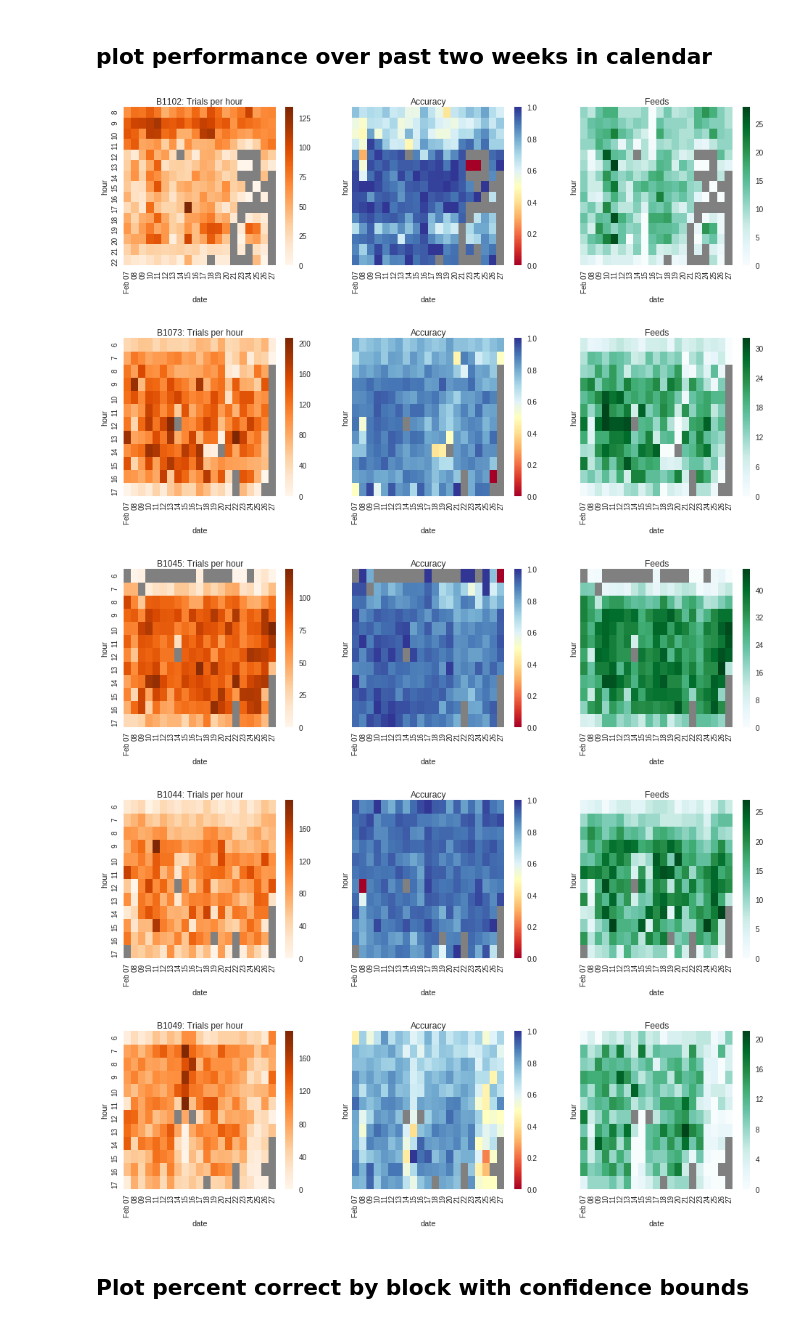
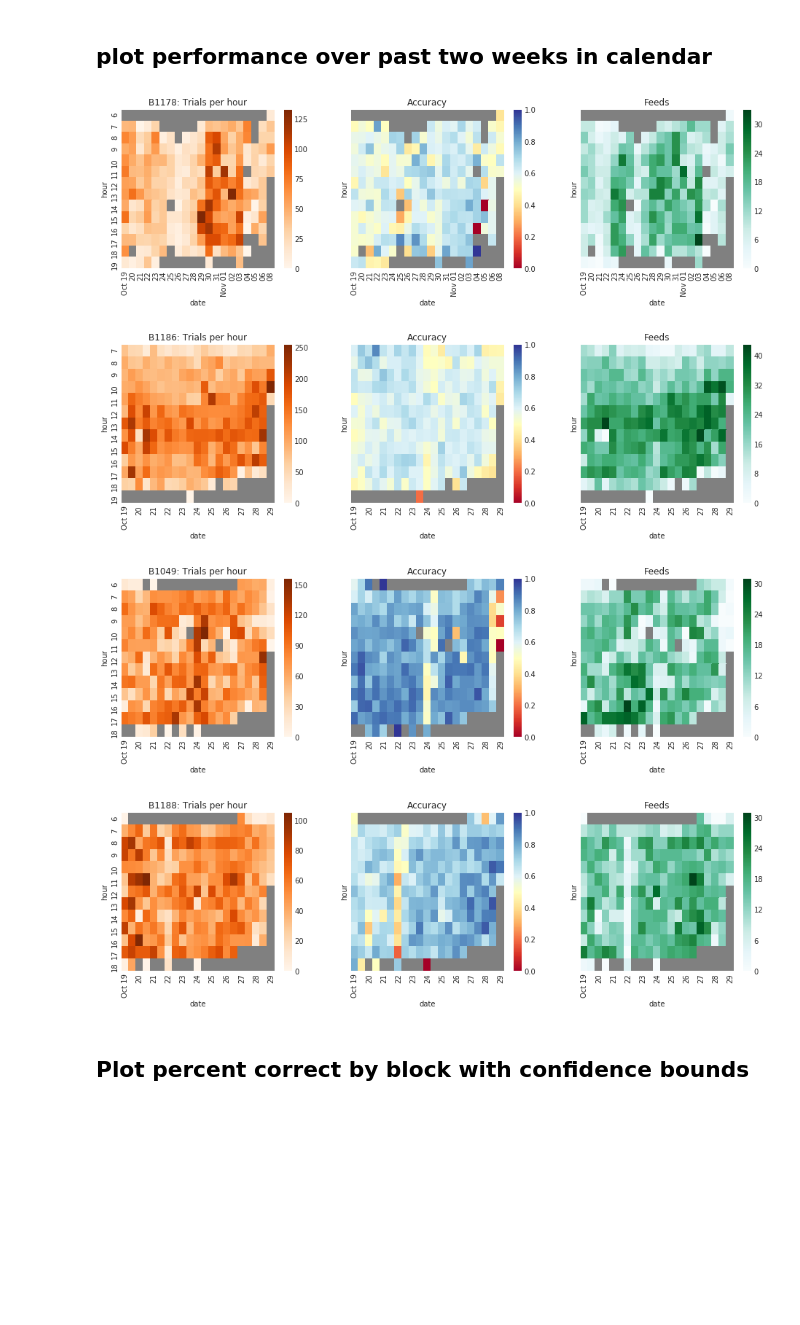
Before and after one commit to gentnerlab/behav-analysis, a Jupyter notebook: notebooks/recent_behavior_analysis.ipynb, the cells around one changed output. Drawn from its saved outputs; the diff is of its cells as text; code cells hidden in the pictures; blank space fills up the shorter version.

```diff
--- a/notebooks/recent_behavior_analysis.ipynb
+++ b/notebooks/recent_behavior_analysis.ipynb
@@ -3,15 +3,16 @@ import numpy as np
 import matplotlib.pyplot as plt
 %matplotlib inline
 
-import sys
-sys.path.append('../behav/')
-import plotting, utils, loading
+from behav import plotting, utils, loading
+
+import seaborn as sns
+sns.set_style("whitegrid")
+
 data_path = '/mnt/cube/RawData/Zog/'
 
 subjects = (
-    'B1102',
-    'B1073',
-    'B1045',
-    'B1044',
+    'B1178',
+    'B1186',
     'B1049',
+    'B1188',
 )
@@ -42,13 +28,12 @@ Wall time: 26.7 s
 ## plot performance over past two weeks in calendar
 # %%
 for subj,data in behav_data.items():
-    pc_fig = plotting.plot_filtered_performance_calendar(subj,data,num_days=20, return_fig=True)
+    pc_fig = plotting.plot_filtered_performance_calendar(subj, data, num_days=20)
 # %% [output]
-[figure, old version]
+[figure, new version]
-[figure, old version]
+[figure, new version]
-[figure, old version]
+[figure, new version]
-[figure, old version]
+[figure, new version]
-[figure, removed]
 # %% [markdown]
 ## Plot percent correct by block with confidence bounds
 # %%
```
Also changed, not shown: parts of 9 cells of this notebook, 1 other file.
